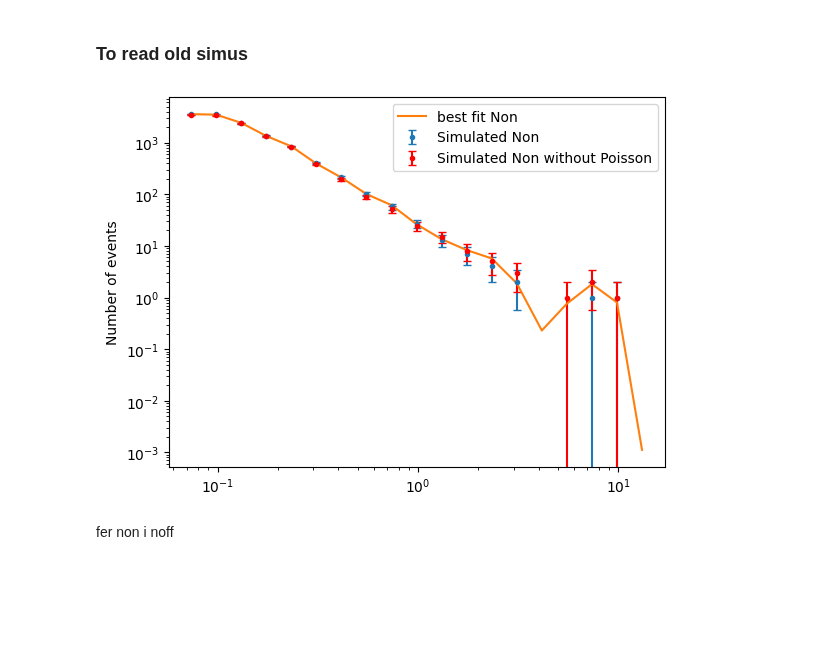
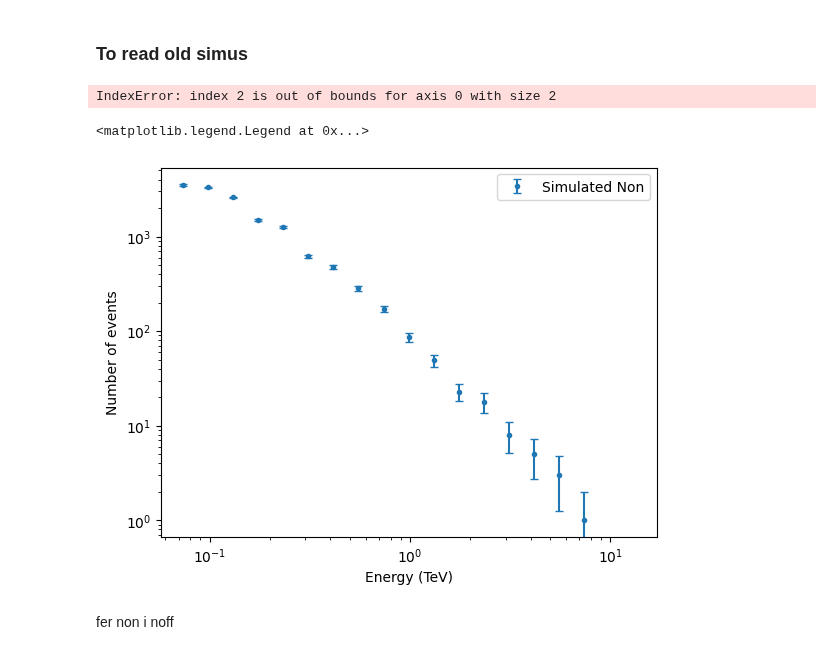
Before and after one commit to R-Grau/EBLpy, a Jupyter notebook: EBL_mult_single.ipynb, the cells around one changed output. Cells and saved outputs as stored; diff of their text form; code cells hidden in the pictures; blank space fills up the shorter version.

```diff
--- a/EBL_mult_single.ipynb
+++ b/EBL_mult_single.ipynb
@@ -554,7 +547,7 @@ E_forplot = Eest[minbin:maxbin]
 mtau = -tau
 mu_gam = dNdE_to_mu_MAGIC((fit_func(xdata, fit_results) * np.exp(mtau * alpha)), Ebinsw_Etrue, migmatval, Eest)
 mu_gam_final = mu_gam[minbin:maxbin]
-mu_bg = mu_BG(mu_gam, Non, Noff, Nwobbles)
+mu_bg = mu_BG(mu_gam, Non, Noff, Noffregions)
 mu_bg_final = mu_bg[minbin:maxbin]
 mu_on_sim = mu_gam_final + mu_bg_final
 
@@ -562,7 +555,7 @@ Non_nonP = np.round(mu_on[minbin:maxbin])
 Non_nonP_u = np.sqrt(Non_nonP)
 
 mu_gam_bestfit = dNdE_to_mu_MAGIC(fit_func(Etrue, fit_results) * np.exp(-tau_interp(Etrue, Source_z, EBL_Model, kind_of_interp = "log") * alpha), Ebinsw_Etrue, migmatval, Eest)
-Non_bestfit = (mu_gam_bestfit + mu_BG(mu_gam_bestfit, Non, Noff, Nwobbles))[minbin:maxbin]
+Non_bestfit = (mu_gam_bestfit + mu_BG(mu_gam_bestfit, Non, Noff, Noffregions))[minbin:maxbin]
 
 f, ax1 = plt.subplots()
 # f, (ax1, ax2) = plt.subplots(2, 1, gridspec_kw={'height_ratios': [5, 1]}, sharex=True)
@@ -584,7 +577,40 @@ ax1.legend()
 # ax2.set_ylabel("Number of events")
 plt.show()
 # %% [output]
-[figure, removed]
+IndexError: index 2 is out of bounds for axis 0 with size 2
+# %%
+tau = tau_interp(xdata, Source_z, EBL_Model, kind_of_interp = "log")#log_interp1d(E_EBL, tau_EBL, xdata)
+Usedbins = np.where((Emin <= Eest) & (Eest <= Emax))
+minbin = Usedbins[0][0]
+maxbin = Usedbins[0][-1] + 1
+E_forplot = Eest[minbin:maxbin]
+mtau = -tau
+mu_gam = dNdE_to_mu_MAGIC((fit_func(xdata, fit_results) * np.exp(mtau * alpha)), Ebinsw_Etrue, migmatval, Eest)
+mu_gam_final = mu_gam[minbin:maxbin]
+mu_bg = mu_BG(mu_gam, Non, Noff, Noffregions)
+mu_bg_final = mu_bg[minbin:maxbin]
+mu_on_sim = mu_gam_final + mu_bg_final
+
+Non_nonP = np.round(mu_on[minbin:maxbin])
+Non_nonP_u = np.sqrt(Non_nonP)
+
+mu_gam_bestfit = dNdE_to_mu_MAGIC(fit_func(Etrue, fit_results) * np.exp(-tau_interp(Etrue, Source_z, EBL_Model, kind_of_interp = "log") * alpha), Ebinsw_Etrue, migmatval, Eest)
+Non_bestfit = (mu_gam_bestfit + mu_BG(mu_gam_bestfit, Non, Noff, Noffregions))[minbin:maxbin]
+
+f, ax1 = plt.subplots()
+# f, (ax1, ax2) = plt.subplots(2, 1, gridspec_kw={'height_ratios': [5, 1]}, sharex=True)
+ax1.errorbar(E_forplot, Non[minbin:maxbin], yerr=Non_u[minbin:maxbin], fmt = ".", label = "Simulated Non", capsize = 3)
+# ax1.errorbar(E_forplot, Non_nonP, yerr = Non_nonP_u, fmt = ".", label = "Simulated Non without Poisson", capsize = 3, color = "red")
+# ax1.plot(E_forplot, Non_bestfit, label = "best fit Non")
+# ax1.scatter(E_forplot, mu_on_sim, marker = ".", label = "Fitted Non ", color = 'orange')
+ax1.set_yscale('log')
+ax1.set_xscale('log')
+ax1.set_ylabel("Number of events")
+ax1.set_xlabel("Energy (TeV)")
+ax1.legend()
+# %% [output]
+<matplotlib.legend.Legend at 0x...>
+[figure, added]
 # %% [markdown]
 fer non i noff
 # %%
```
Also changed, not shown: parts of 7 cells of this notebook, 5 other files.
